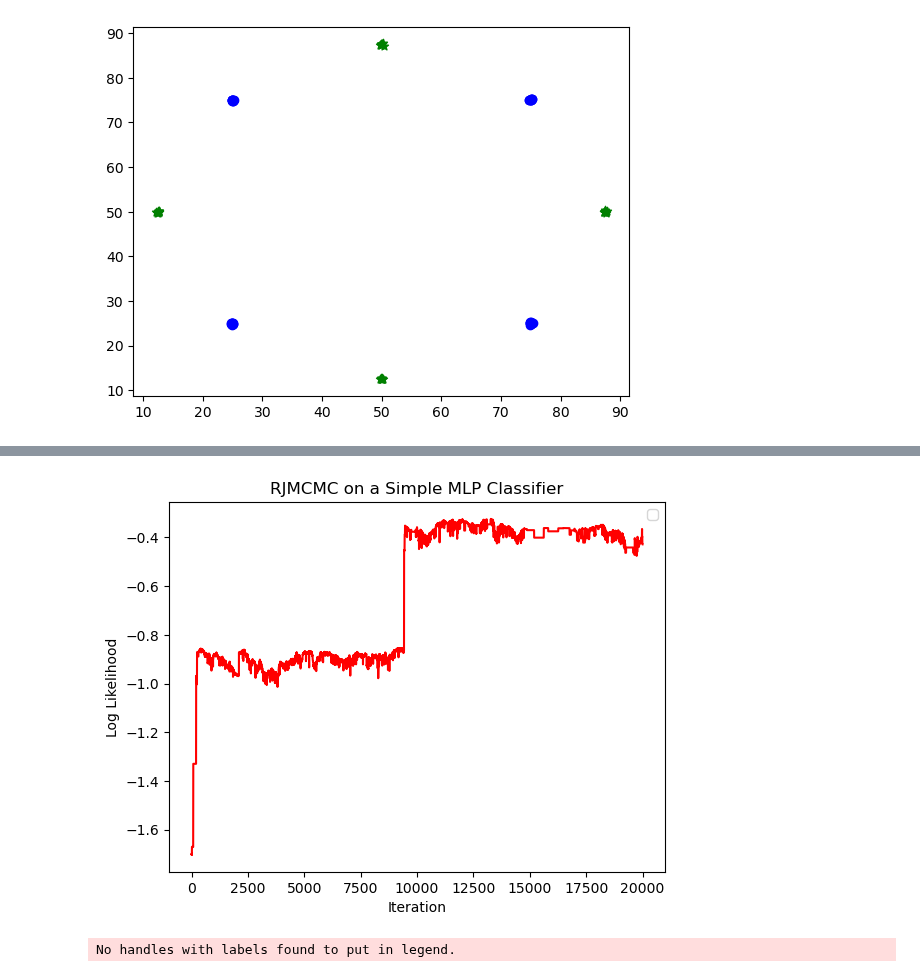
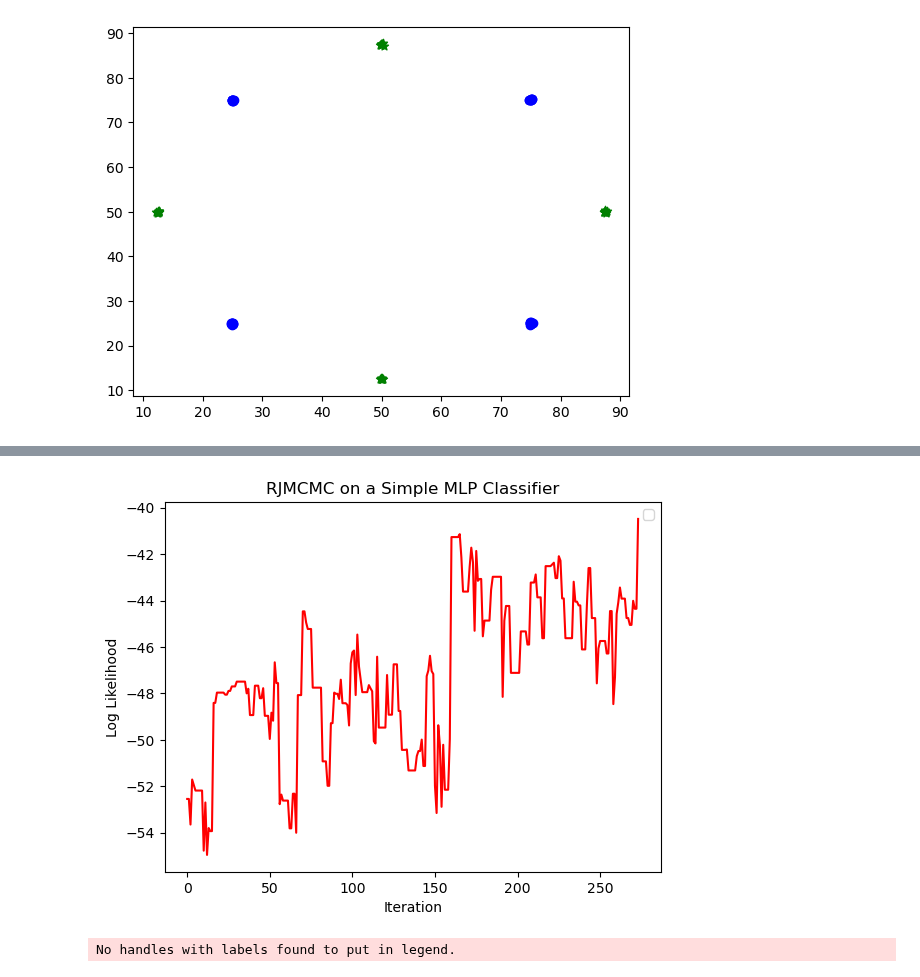
Before and after one commit to jberezow/RJMCMC, a Jupyter notebook: Thesis-Classifier.ipynb, the cells around one changed output, grey strips where cells are left out. Saved outputs shown, nothing was run; the diff lists cells and outputs as text; code cells hidden in the pictures.

```diff
--- a/Thesis-Classifier.ipynb
+++ b/Thesis-Classifier.ipynb
@@ -432,7 +617,7 @@ ks = []
 
 function within_dimension(trace, iters)
     for i=1:iters
-        (trace, accepted) = hmc(trace, select(:Wₕ,:bₕ,:Wₒ,:bₒ), L=2, eps=uniform(0.04,0.06), check=false, observations=obs)
+        (trace, accepted) = hmc(trace, select(:Wₕ,:bₕ,:Wₒ,:bₒ), L=3, eps=uniform(0.1,0.15), check=false, observations=obs)
         #println("Within dimension: $(trace[:k])")
         push!(traces, trace)
         push!(acc, accepted)
@@ -446,17 +631,18 @@ function across_dimension(trace, iters, obs)
     new_trace = birth_or_death(trace)
     score_test = get_score(new_trace)
 
-    test = true
+    #test = true
     for i=1:iters
-        eps = uniform(0.001,0.999)
-        (new_trace, accepted) = hmc(new_trace, select(:Wₕ,:bₕ,:Wₒ,:bₒ), L=2, eps=eps, observations=obs)
+        eps = uniform(0.01,0.15)
+        (new_trace, accepted) = hmc(new_trace, select(:Wₕ,:bₕ,:Wₒ,:bₒ), L=20, eps=eps, observations=obs)
         #(new_trace, accepted) = hmc(new_trace, select(:Wₕ,:bₕ,:Wₒ,:bₒ), L=10, eps=0.02, check=false, observations=obs)
-        accepted && (test = false)
+        #accepted && (test = false)
         accepted && (push!(eps_list,eps))
     end
     #test && println("Nothing accepted")
+    #test == false && println("Accepted")
 
-    test = true
+    #test = true
     score1 = get_score(trace)
     score2 = get_score(new_trace)
     score = exp(score2-score1)
@@ -466,7 +652,7 @@ function across_dimension(trace, iters, obs)
         accepted = true
         trace = new_trace
         new_k = trace[:k]
-        #println("New k accepted! Current k: $(new_k)")
+        println("New k accepted! Current k: $(new_k)")
     else
         #println("Sticking with the old k!")
         accepted = false
@@ -488,16 +674,16 @@ function rjmcmc(starting_trace, iters)
     #@showprogress 1 "Sampling..." for i = 1:iters
     for i=1:iters
 
-        if (i%100 == 0)
+        if (i%1000 == 0)
             #current_acc = (sum(acc[length(acc)-10:length(acc)])/11)
-            #across_acc = (sum(acc_a)/length(acc_a))
+            across_acc = (sum(acc_a)/length(acc_a))
             within_acc = (sum(acc_w)/length(acc_w))
-            #println("Epoch $i Across Acceptance Prob: $across_acc")
-            #println("Epoch $i Within Acceptance Prob: $within_acc")
+            println("Epoch $i Across Acceptance Prob: $across_acc")
+            println("Epoch $i Within Acceptance Prob: $within_acc")
         end
 
-        if rand(Uniform(0,1)) > 0.99
-            (trace, k) = across_dimension(trace, 100, obs)
+        if rand(Uniform(0,1)) > 0.5
+            (trace, k) = across_dimension(trace, 10, obs)
         else
             (trace) = within_dimension(trace, 1)
         end
@@ -507,13 +693,17 @@ function rjmcmc(starting_trace, iters)
 end
 
 runs = 20000
-#starting_trace = best_trace
+starting_trace = best_trace
 x_samp, y_samp = data, classes
 obs_master = choicemap()::ChoiceMap
-obs_master[:y] = y_samp .- 1
+for i=1:length(classes)
+    obs_master[(:y,i)] = classes[i]
+end
+obs = obs_master
+#obs_master[:y] = y_samp .- 1
 obs = obs_master;
 
-(starting_trace,) = generate(classifier, (x_samp,), obs)
+#(starting_trace,) = generate(classifier, (x_samp,), obs)
 obs[:k] = starting_trace[:k]
 rjmcmc(starting_trace,runs);
 # %% [output]
@@ -584,21 +775,25 @@ plot(ks)
  PyObject <matplotlib.lines.Line2D object at 0x...>
 # %%
 #hmc_traces_master = vcat(hmc_traces, hmc_traces2, hmc_traces3, hmc_traces4);
+best_result = best_trace
 scores2 = zeros(length(traces))
 for i=1:length(traces)
     trace = traces[i]
     obs = obs_master
-    scores2[i] = get_score(trace)/length(classes)
+    scores2[i] = get_score(trace)
+    if get_score(trace) > get_score(best_result)
+        best_result = trace
+    end
 end
 plot(scores2, color="red")
 #plot(scores2, color="green")
 plt.title("RJMCMC on a Simple MLP Classifier")
 plt.xlabel("Iteration")
 plt.ylabel("Log Likelihood")
 #plt.axvline(100,label="Burn-In: ~1000",color="red")
 plt.legend();
 # %% [output]
-[figure, old version]
+[figure, new version]
 No handles with labels found to put in legend.
 # %%
 accs = []
```
Also changed, not shown: parts of 24 cells of this notebook, 1 other file.
